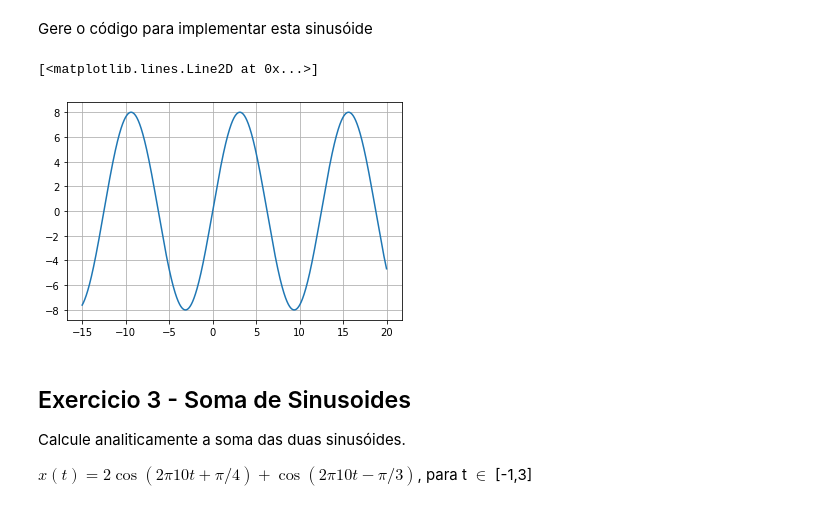
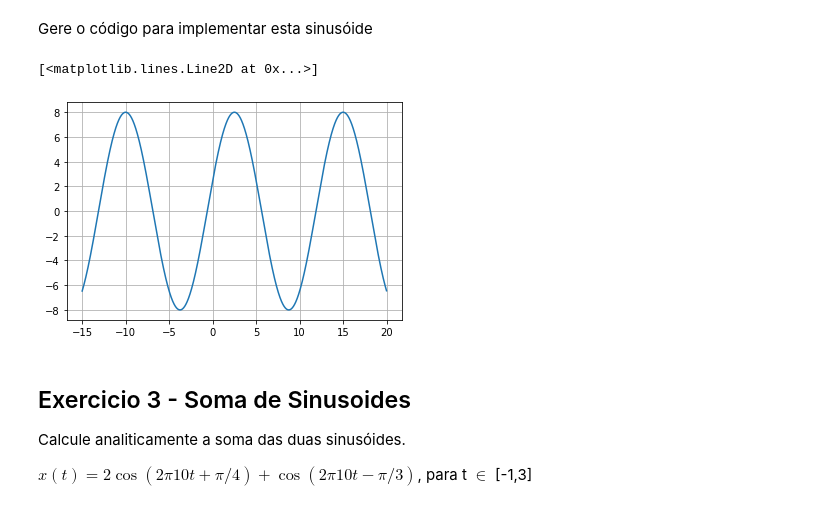
Before and after one commit to Henrique060/PDS, a Jupyter notebook: Codigo/Enunciados/PDS_GuiaLab1_2022.ipynb, the cells around one changed output. Drawn from its saved outputs; the diff is of its cells as text; code cells hidden in the pictures.

```diff
--- a/Codigo/Enunciados/PDS_GuiaLab1_2022.ipynb
+++ b/Codigo/Enunciados/PDS_GuiaLab1_2022.ipynb
@@ -42,20 +42,21 @@ Gere o código para implementar esta sinusóide
 # %%
 # A = 8
 # T = 12.5
 # f = 1/12.5
-# fase = 2.5
+# fase = 2 * np.pi * 1/T * desfasamento (neste caso 2.5)
 
 import numpy as np
 import matplotlib.pyplot as plt
 
 t = np.arange(-15,20,0.01)
-x = 8 * np.cos(2 * np.pi * 0.08 * t - np.pi * 2.5)
+fase = 2* np.pi * 2.5/12.5 # 1/12.5 = f * t1
+x = 8 * np.cos(2 * np.pi * 0.08 * t - fase)
 
 plt.grid()
 plt.plot(t,x)
 # %% [output]
 [<matplotlib.lines.Line2D at 0x...>]
-[figure, old version]
+[figure, new version]
 # %% [markdown]
 ## Exercicio 3 - Soma de Sinusoides
 
```
Also changed, not shown: parts of 2 cells of this notebook, 1 other file.
